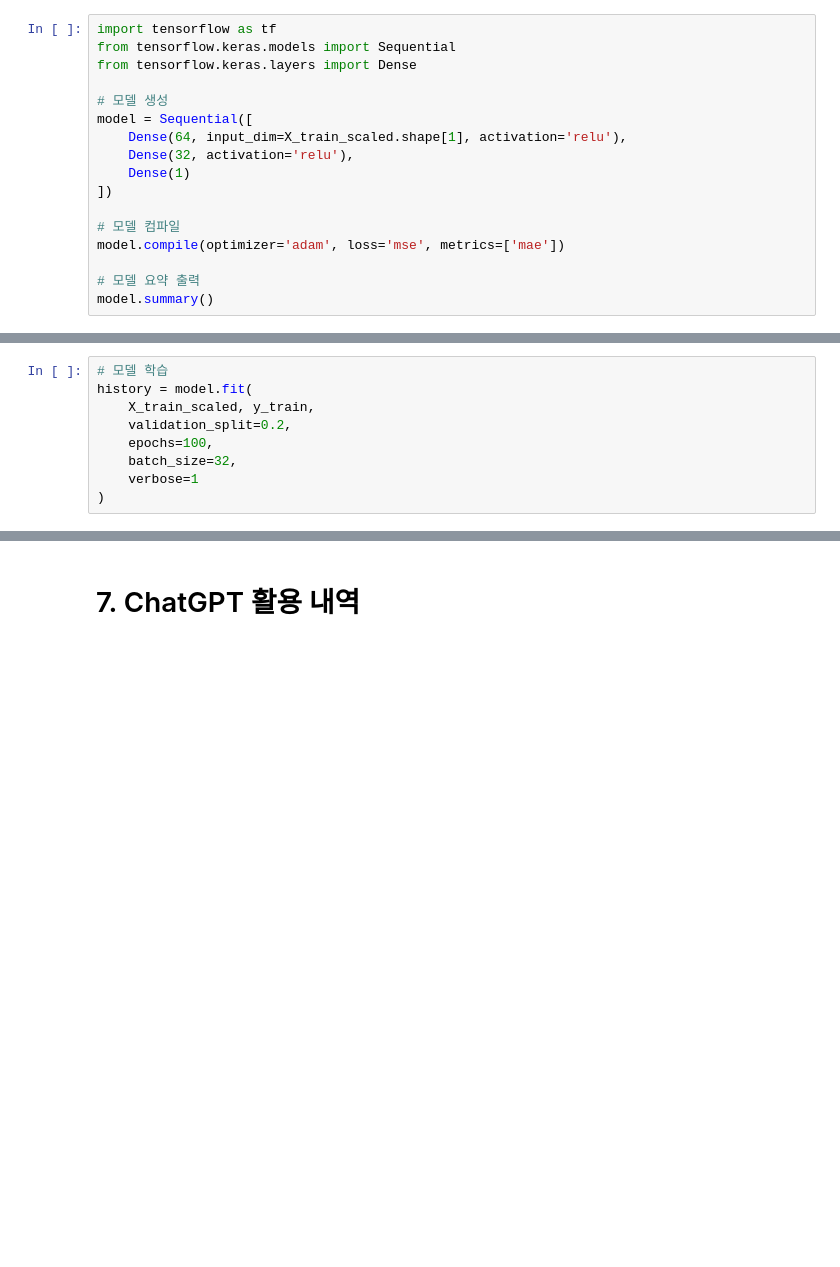
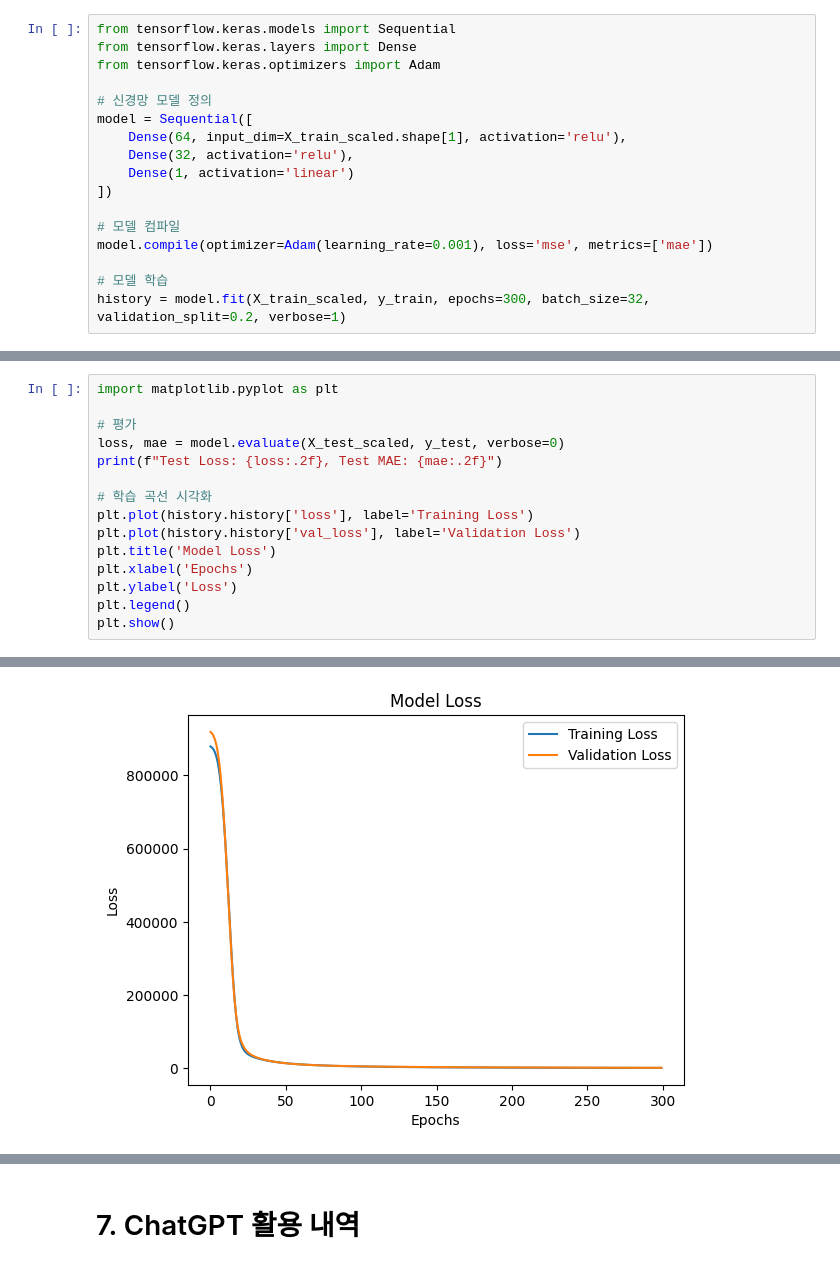
Before and after one commit to ddinggul/ML_health, a Jupyter notebook: 기말프로젝트_2011051_최준서.ipynb, the cells around one changed output, grey strips where cells are left out. Cells and saved outputs as stored; diff of their text form; blank space fills up the shorter version.

```diff
--- a/기말프로젝트_2011051_최준서.ipynb
+++ b/기말프로젝트_2011051_최준서.ipynb
@@ -72,18 +100,18 @@ X_test_scaled = scaler.transform(X_test)
 # %%
-import tensorflow as tf
 from tensorflow.keras.models import Sequential
 from tensorflow.keras.layers import Dense
+from tensorflow.keras.optimizers import Adam
 
-# 모델 생성
+# 신경망 모델 정의
 model = Sequential([
     Dense(64, input_dim=X_train_scaled.shape[1], activation='relu'),
     Dense(32, activation='relu'),
-    Dense(1)
+    Dense(1, activation='linear')
 ])
 
 # 모델 컴파일
-model.compile(optimizer='adam', loss='mse', metrics=['mae'])
+model.compile(optimizer=Adam(learning_rate=0.001), loss='mse', metrics=['mae'])
 
-# 모델 요약 출력
-model.summary()
+# 모델 학습
+history = model.fit(X_train_scaled, y_train, epochs=300, batch_size=32, validation_split=0.2, verbose=1)
 # %% [output]
@@ -105,9 +134,0 @@ Model: "sequential"
-# %%
-# 모델 학습
-history = model.fit(
-    X_train_scaled, y_train,
-    validation_split=0.2,
-    epochs=100,
-    batch_size=32,
-    verbose=1
-)
@@ -169,0 +155,16 @@ plt.show()
+# %%
+import matplotlib.pyplot as plt
+
+# 평가
+loss, mae = model.evaluate(X_test_scaled, y_test, verbose=0)
+print(f"Test Loss: {loss:.2f}, Test MAE: {mae:.2f}")
+
+# 학습 곡선 시각화
+plt.plot(history.history['loss'], label='Training Loss')
+plt.plot(history.history['val_loss'], label='Validation Loss')
+plt.title('Model Loss')
+plt.xlabel('Epochs')
+plt.ylabel('Loss')
+plt.legend()
+plt.show()
+# %% [output]
@@ -169,0 +172 @@ plt.show()
+[figure, added]
```
Also changed, not shown: parts of 21 cells of this notebook.
